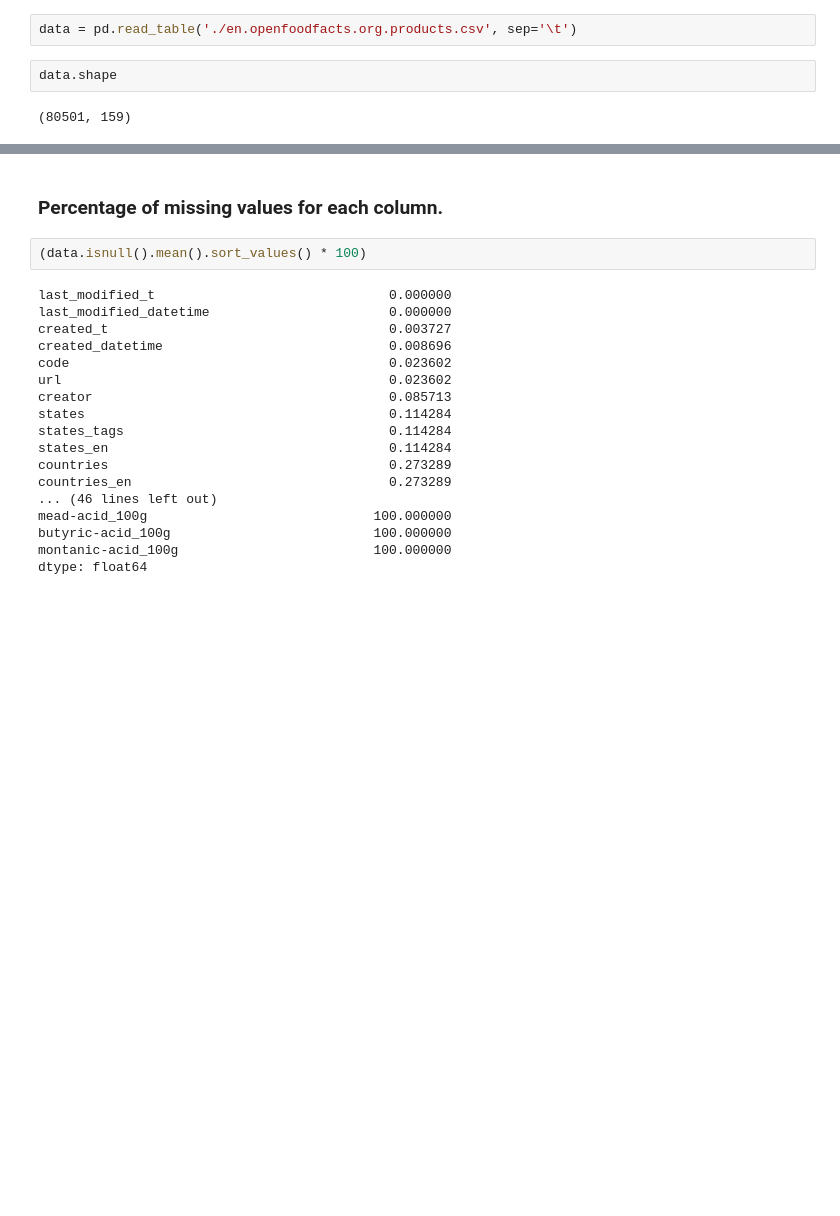
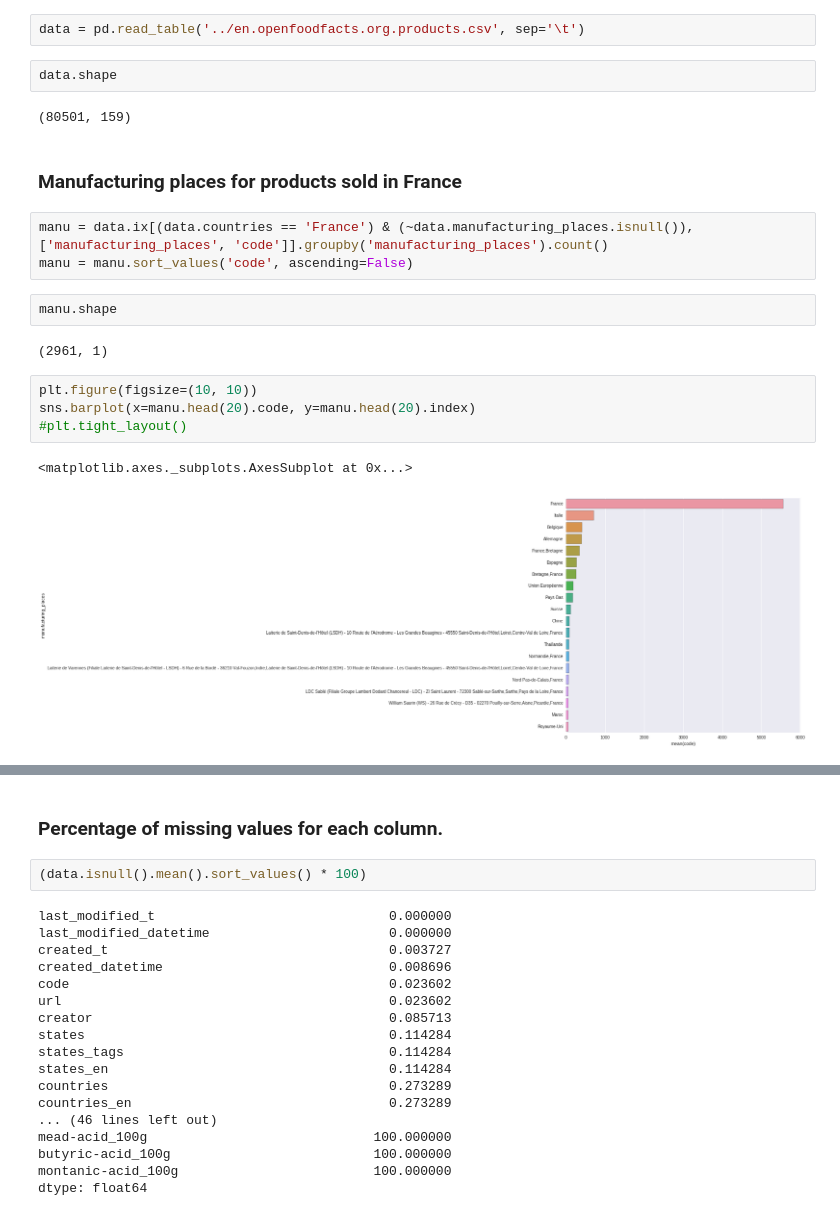
Before and after one commit to GuillaumeMohr/worldfood-datavis, a Jupyter notebook: preliminary_inspection.ipynb, the cells around one changed output, grey strips where cells are left out. Saved outputs shown, nothing was run; the diff lists cells and outputs as text; blank space fills up the shorter version.

Commit message:
add manufacturing places

```diff
--- a/preliminary_inspection.ipynb
+++ b/preliminary_inspection.ipynb
@@ -5,6 +8,22 @@ import pandas as pd
 # %%
-data = pd.read_table('./en.openfoodfacts.org.products.csv', sep='\t')
+data = pd.read_table('../en.openfoodfacts.org.products.csv', sep='\t')
 # %%
 data.shape
 # %% [output]
 (80501, 159)
+# %% [markdown]
+### Manufacturing places for products sold in France
+# %%
+manu = data.ix[(data.countries == 'France') & (~data.manufacturing_places.isnull()), ['manufacturing_places', 'code']].groupby('manufacturing_places').count()
+manu = manu.sort_values('code', ascending=False)
+# %%
+manu.shape
+# %% [output]
+(2961, 1)
+# %%
+plt.figure(figsize=(10, 10))
+sns.barplot(x=manu.head(20).code, y=manu.head(20).index)
+#plt.tight_layout()
+# %% [output]
+<matplotlib.axes._subplots.AxesSubplot at 0x...>
+[figure, added]
```
Also changed, not shown: parts of 4 cells of this notebook.
